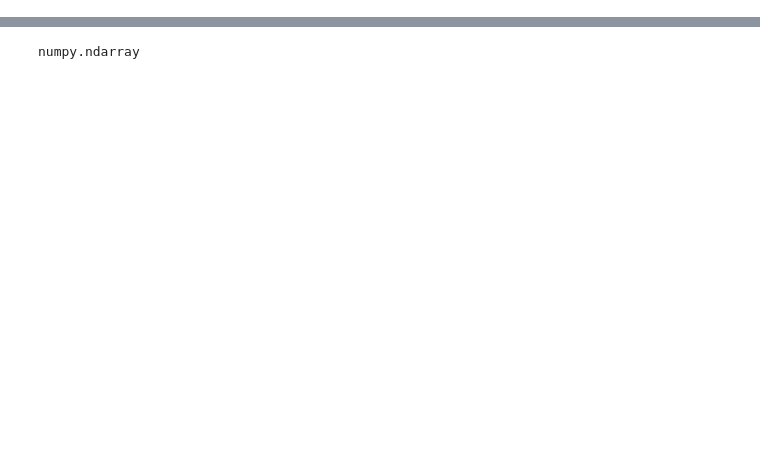
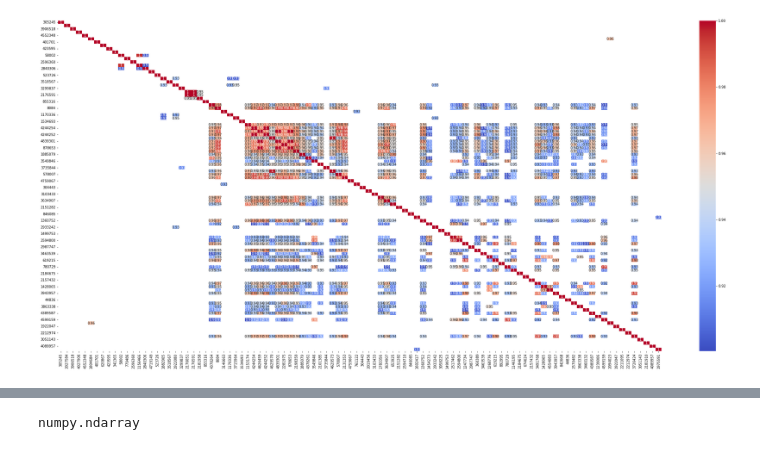
Before and after one commit to omicscodeathon/salmonellaml, a Jupyter notebook: notebooks/machine_learning_3.ipynb, the cells around one changed output, grey strips where cells are left out. Cells and saved outputs as stored; diff of their text form; code cells hidden in the pictures; blank space fills up the shorter version.

```diff
--- a/notebooks/machine_learning_3.ipynb
+++ b/notebooks/machine_learning_3.ipynb
@@ -111,0 +425,18 @@ X
+# %%
+import matplotlib.pyplot as plt
+import seaborn as sns
+
+# Calculate the correlation matrix
+correlation_matrix = X.corr()
+
+# Create a mask to identify pairs with correlation > 0.9
+mask = np.abs(correlation_matrix) > 0.9
+
+# Set the size of the figure
+plt.figure(figsize=(40, 18))  # Adjust the width (10) and height (8) as needed
+
+# Create the heatmap using the mask
+sns.heatmap(correlation_matrix[mask], annot=True, cmap='coolwarm')
+plt.show()
+# %% [output]
+[figure, added]
```
Also changed, not shown: parts of 72 cells of this notebook.
